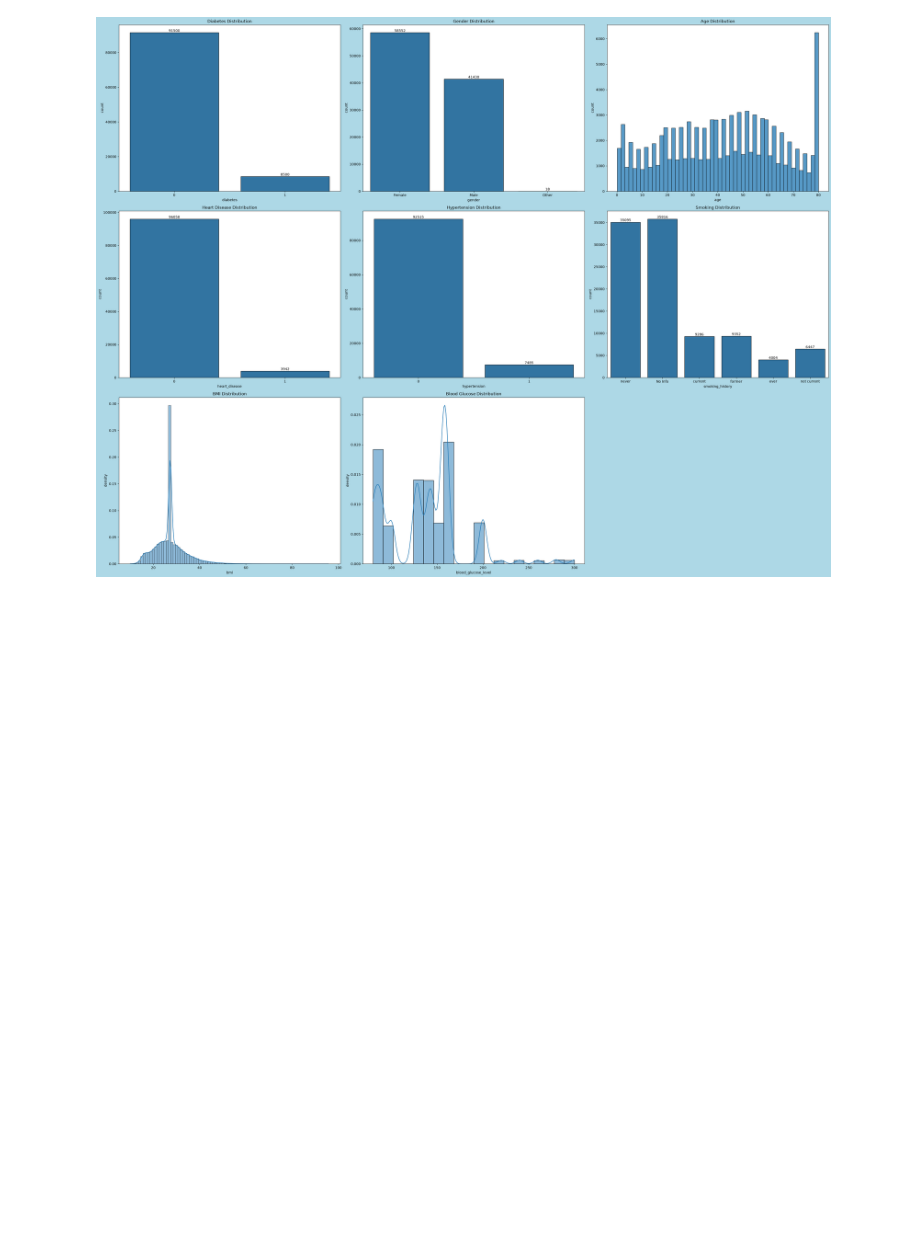
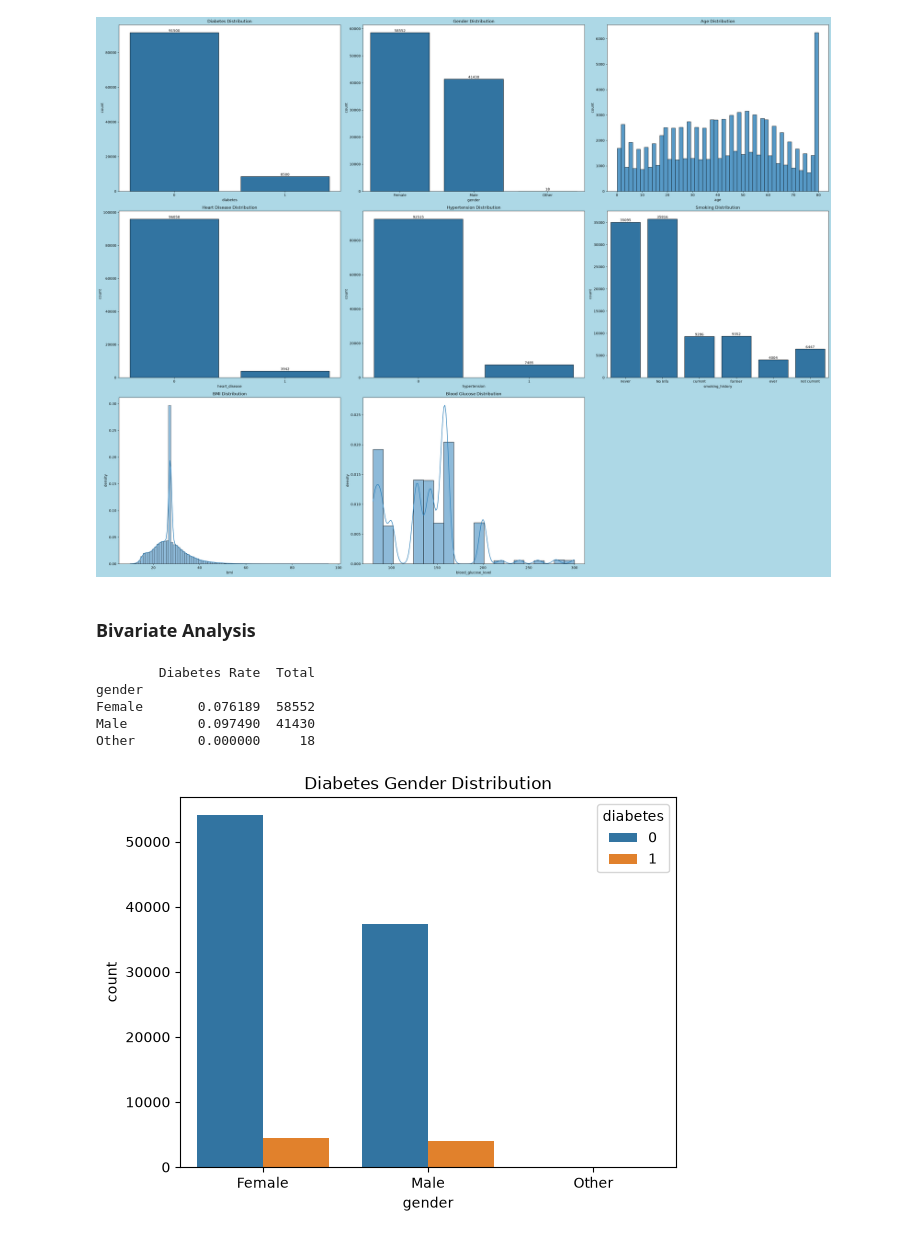
Before and after one commit to divneyrop/data-portfolio, a Jupyter notebook: notebooks/diabetes/eda.ipynb, the cells around one changed output. Saved outputs shown, nothing was run; the diff lists cells and outputs as text; code cells hidden in the pictures; blank space fills up the shorter version.

Commit message:
Add initial Bivariate analysis on gender and categorical variables

```diff
--- a/notebooks/diabetes/eda.ipynb
+++ b/notebooks/diabetes/eda.ipynb
@@ -124,3 +124,24 @@ plt.tight_layout()
 plt.show()
 # %% [output]
 [figure]
+# %% [markdown]
+### Bivariate Analysis
+# %%
+gender_diabetes = (
+    df.groupby("gender")["diabetes"]
+    .aggregate(["mean", "count"])
+    .rename(columns={"count": "Total", "mean": "Diabetes Rate"})
+    )
+print(gender_diabetes)
+# %% [output]
+        Diabetes Rate  Total
+gender
+Female       0.076189  58552
+Male         0.097490  41430
+Other        0.000000     18
+# %%
+sns.countplot(data=df, x="gender", hue="diabetes")
+plt.title("Diabetes Gender Distribution")
+plt.show()
+# %% [output]
+[figure, added]
```
Also changed, not shown: parts of 5 cells of this notebook.
